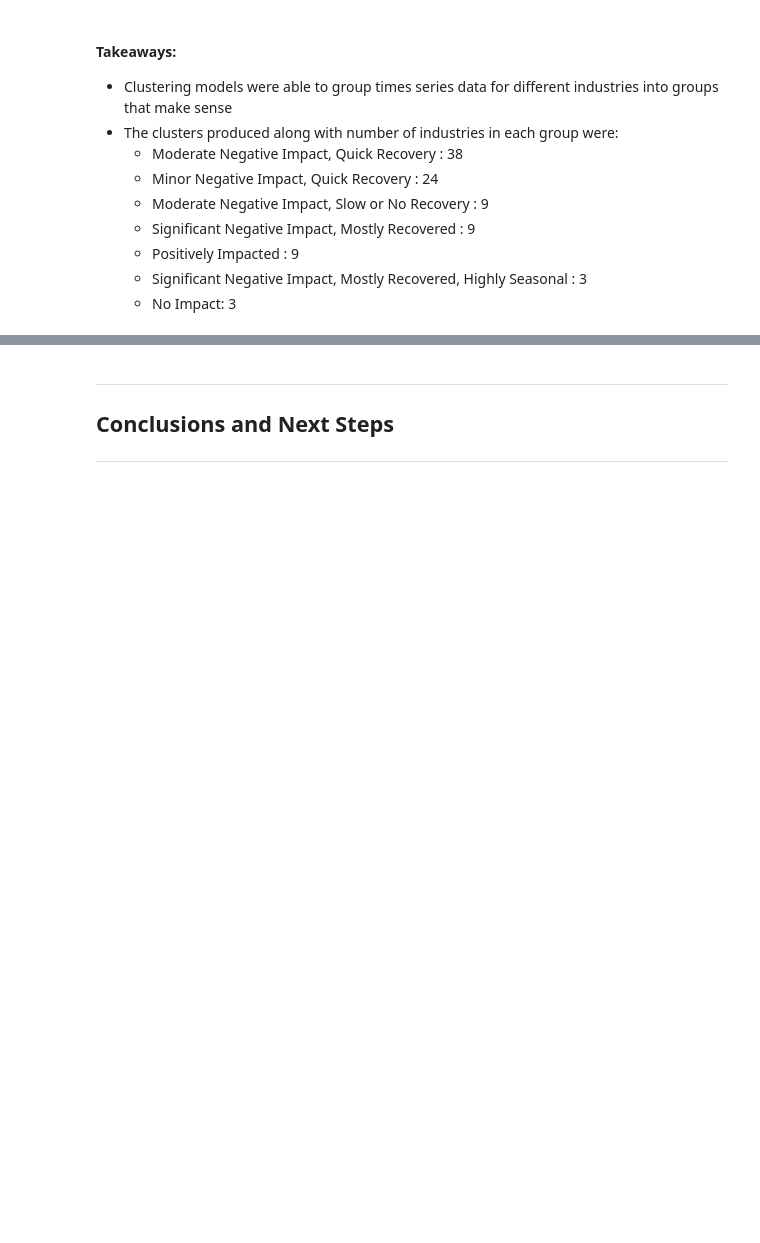
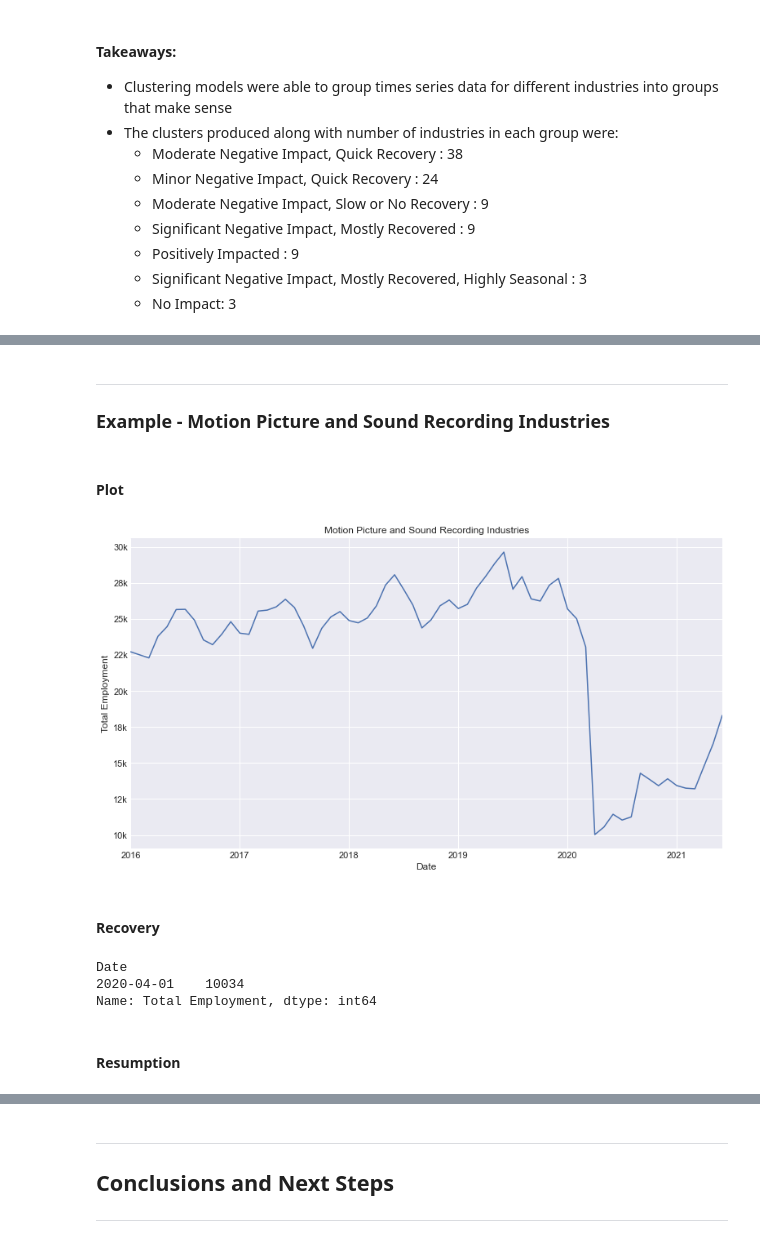
Before and after one commit to capstone-job-market-analysis/job-market-analysis, a Jupyter notebook: final_notebook.ipynb, the cells around one changed output, grey strips where cells are left out. Cells and saved outputs as stored; diff of their text form; code cells hidden in the pictures; blank space fills up the shorter version.

```diff
--- a/final_notebook.ipynb
+++ b/final_notebook.ipynb
@@ -355,0 +448,22 @@ char_df = e.load_cluster_and_plot_w_legend(loaded_model, scaled_char_df, char_df
+# %% [markdown]
+---
+### Example - Motion Picture and Sound Recording Industries
+# %% [markdown]
+#### Plot
+# %%
+# plot series
+s_motion = forecast_ind_dict['Motion Picture and Sound Recording Industries']
+s_motion.plot()
+plt.gca().set(ylabel = 'Total Employment', title='Motion Picture and Sound Recording Industries')
+plt.gca().yaxis.set_major_formatter(lambda x, pos: '{:.0f}k'.format(x / 1_000));
+# %% [output]
+[figure, added]
+# %% [markdown]
+#### Recovery
+# %%
+# find min value where employment bottomed out and recovery started
+s_motion[s_motion == s_motion.min()]
+# %% [output]
+Date
+2020-04-01    10034
+Name: Total Employment, dtype: int64
@@ -355,0 +512,2 @@ char_df = e.load_cluster_and_plot_w_legend(loaded_model, scaled_char_df, char_df
+# %% [markdown]
+#### Resumption
```
Also changed, not shown: parts of 58 cells of this notebook.
